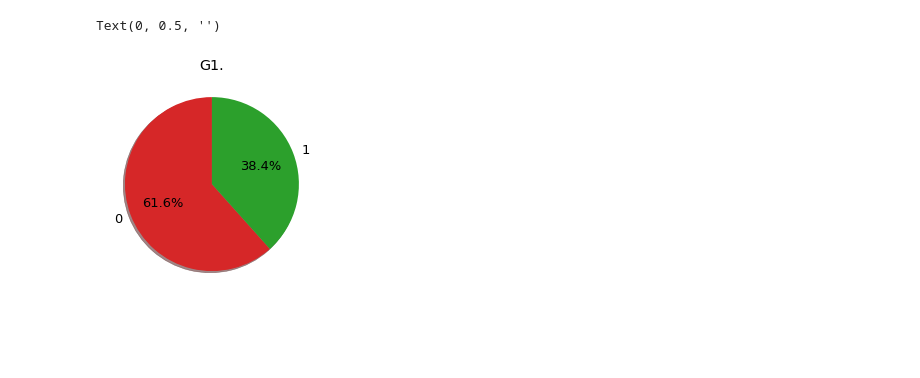
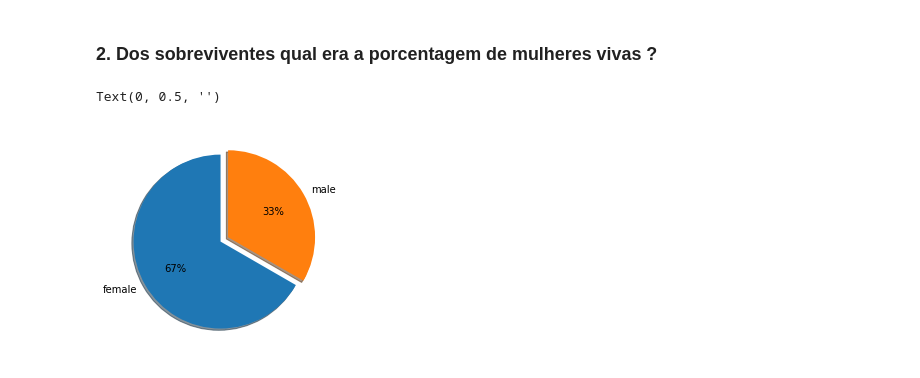
Before and after one commit to ronan-hilario96/kaggle-titanic, a Jupyter notebook: Titanic.ipynb, the cells around one changed output. Drawn from its saved outputs; the diff is of its cells as text; code cells hidden in the pictures; blank space fills up the shorter version.

```diff
--- a/Titanic.ipynb
+++ b/Titanic.ipynb
@@ -12,20 +0,0 @@
-# %%
-import pandas as pd
-import numpy as np
-import matplotlib.pyplot as plt
-import seaborn as sns
-import warnings
-
-warnings.filterwarnings('ignore')
-
-pd.options.display.float_format = '{:.2f}'.format
-
-%matplotlib inline
-
-plt.style.use('fivethirtyeight')
-plt.rcParams['figure.figsize'] = (15,5)
-
-vcolor = ['tab:blue', 'tab:red', 'tab:green', 'tab:orage', 'tab:purple', 'tab:brown', 'tab:gray', 'tab:pink',
-          'tab:olive', 'tab:cyan']
-vcolor = ['tab:green', 'tab:blue', 'tab:red', 'tab:orage', 'tab:purple', 'tab:brown', 'tab:gray', 'tab:pink',
-          'tab:olive', 'tab:cyan']
@@ -78,0 +69,5 @@ df.head()
+# %%
+# Caso tenha criado um arquivo CSV limpo, faça a abertura e veja alguns dados dele a
+# partir dessa célula.
+
+df_titanic = pd.read_csv(...)
@@ -78,0 +80,11 @@ df.head()
+# %%
+labels = 'Mortos', 'Vivos'
+sizes = [vivos, mortos]
+explode = (0, 0.1)  # only "explode" the 2nd slice (i.e. 'Hogs')
+
+fig1, ax1 = plt.subplots()
+ax1.pie(sizes, explode=explode, labels=labels, autopct='%1.0f%%',
+        shadow=True, startangle=90)
+ax1.axis('equal')  # Equal aspect ratio ensures that pie is drawn as a circle.
+
+plt.show()
@@ -79,8 +93,8 @@ df.head()
+# %% [markdown]
+### 2. Dos sobreviventes qual era a porcentagem de mulheres vivas ?
 # %%
-df['sobreviveu'].value_counts().plot.pie(colors=('tab:red', 'tab:green'),
-                                        title='G1.',
-                                        fontsize=13, shadow=True, startangle=90, autopct='%1.1f%%',
-                                        figsize=(6,4)).set_ylabel('')
+df_titanic.query('Survived == 1')['Sex'].value_counts().plot.pie(
+                                        explode=explode, shadow=True, startangle=90, autopct='%1.0f%%').set_ylabel('')
 # %% [output]
 Text(0, 0.5, '')
-[figure, old version]
+[figure, new version]
```
Also changed, not shown: parts of 26 cells of this notebook, 2 other files.
